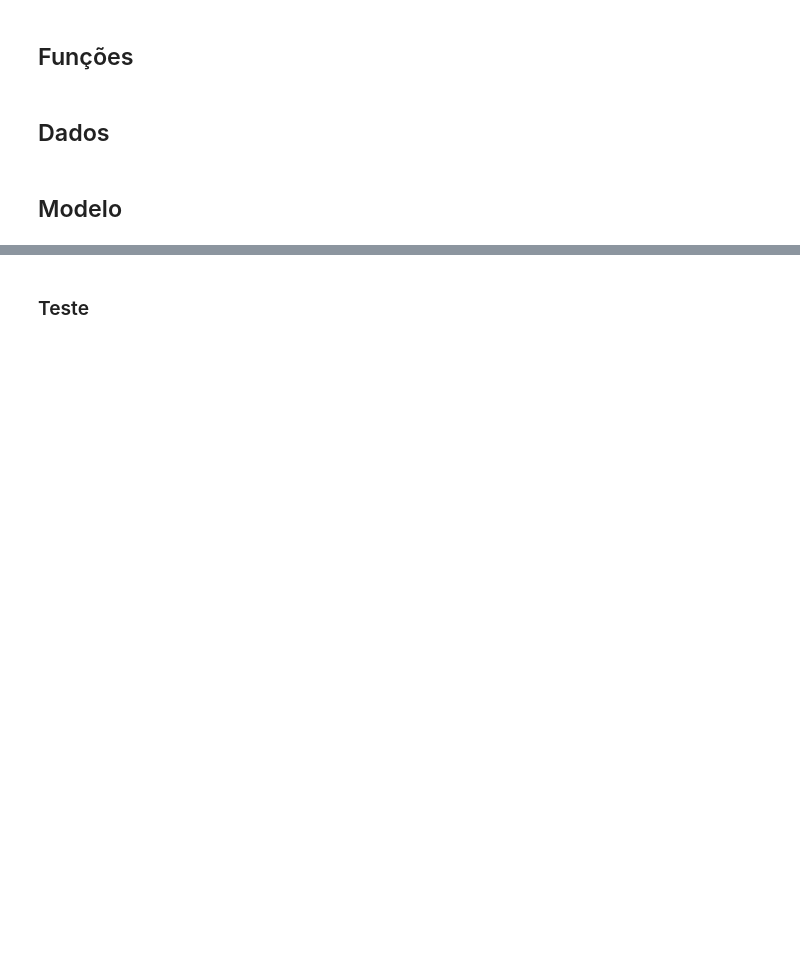
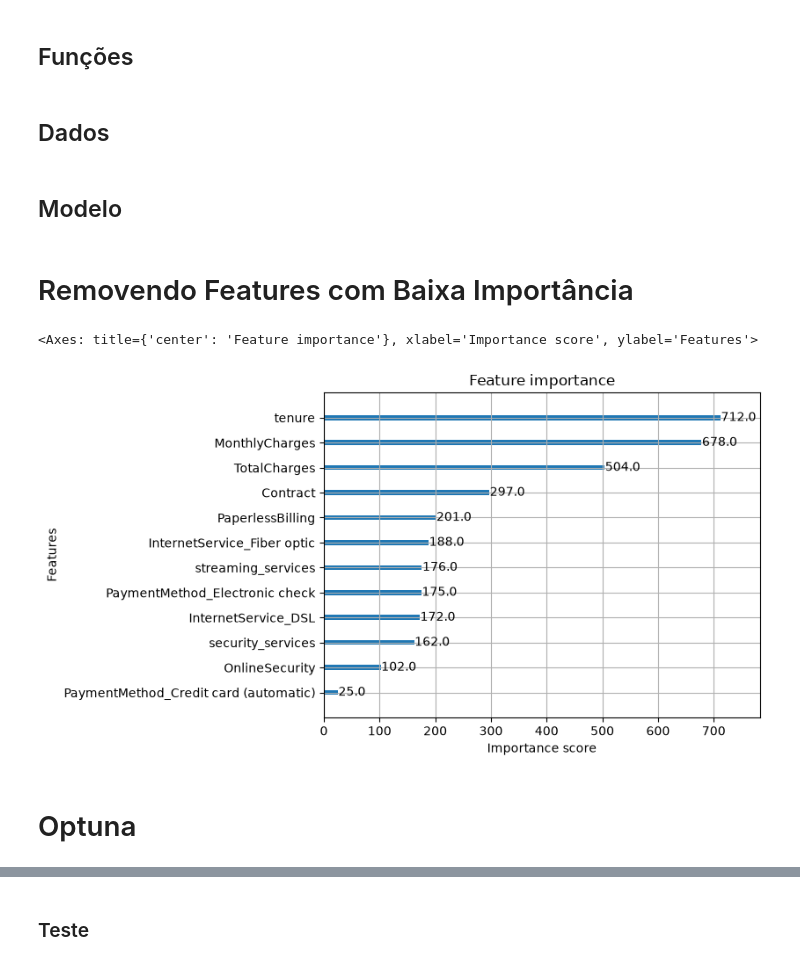
Before and after one commit to lmloCin/Projeto-Churn, a Jupyter notebook: XGBoost.ipynb, the cells around one changed output, grey strips where cells are left out. Saved outputs shown, nothing was run; the diff lists cells and outputs as text; code cells hidden in the pictures; blank space fills up the shorter version.

```diff
--- a/XGBoost.ipynb
+++ b/XGBoost.ipynb
@@ -151,7 +163,8 @@ y_test = df_teste['Churn']
 # %% [markdown]
 ## Modelo
 # %%
-model = XGBClassifier(
+""""
+first_model_xgboost = XGBClassifier(
     n_estimators=300,
     learning_rate=0.05,
     max_depth=5,
@@ -166,3 +179,14 @@ model = XGBClassifier(
     eval_metric='logloss',
     random_state=42,
 )
+
+
+primeiro teste realizado com XGBOOST com todas as features
+"""
+# %% [markdown]
+# Removendo Features com Baixa Importância
+# %%
+plot_importance(model)
+# %% [output]
+<Axes: title={'center': 'Feature importance'}, xlabel='Importance score', ylabel='Features'>
+[figure, added]
@@ -169,3 +216,5 @@ model = XGBClassifier(
+# %% [markdown]
+# Optuna
 # %%
 X_train_cv = pd.concat([X_train, X_val])
 y_train_cv = pd.concat([y_train, y_val])
```
Also changed, not shown: parts of 28 cells of this notebook, 4 other files.
